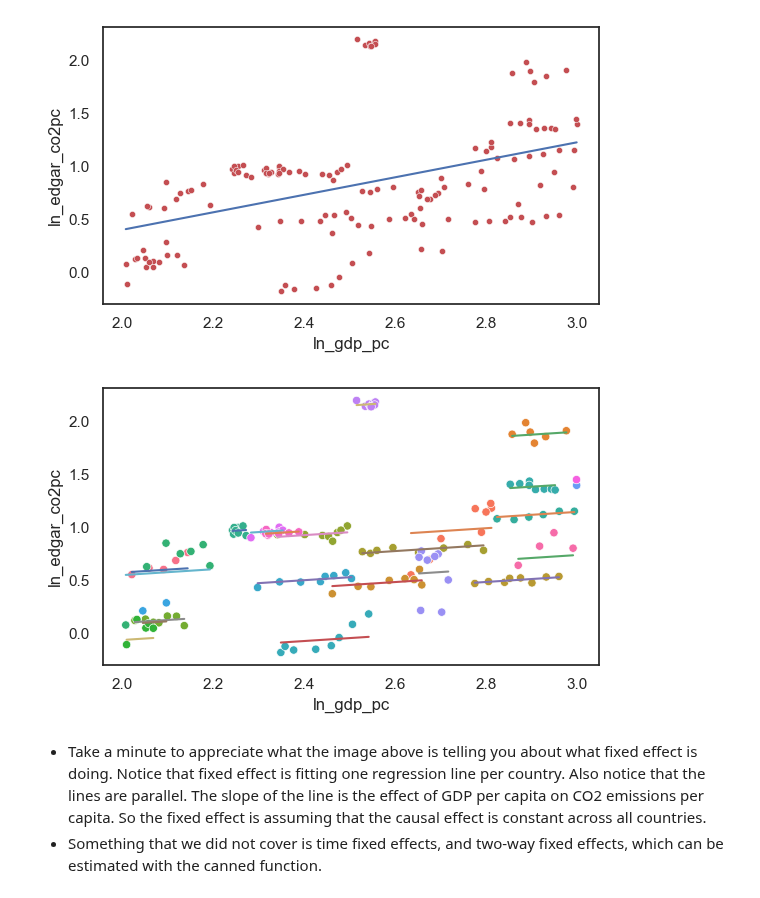
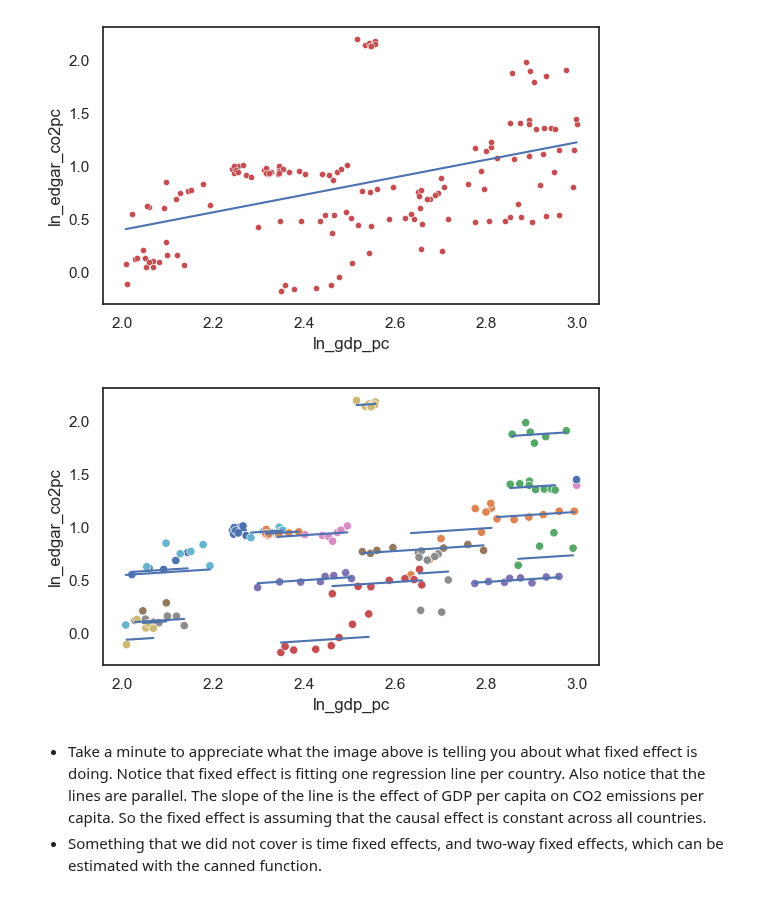
Before and after one commit to edoardochiarotti/class_datascience, a Jupyter notebook: 2022/Week_08/08_panel_data.ipynb, the cells around one changed output. Saved outputs shown, nothing was run; the diff lists cells and outputs as text; code cells hidden in the pictures.

```diff
--- a/2022/Week_08/08_panel_data.ipynb
+++ b/2022/Week_08/08_panel_data.ipynb
@@ -681,24 +683,29 @@ sns.lineplot(x='ln_gdp_pc', y='fitted_values', data=df_plot)
 # %%
 # subset
 df_plot = df[(df["ln_gdp_pc"] > 2) & (df["ln_gdp_pc"] < 3)].copy()
+
+# get number of countries
+cou = np.unique(df_plot.loc[:,"ccodealp"].values)
+colors = sns.color_palette(n_colors=len(cou)).as_hex()
 
 # estimate ols and store fitted values
 est_ols = sm.OLS.from_formula("ln_edgar_co2pc ~ ln_gdp_pc", data=df_plot).fit()
 df_plot["fitted_values"] = est_ols.fittedvalues
 
 # estimate fe with dummies and store fitted values
 est_fe = sm.OLS.from_formula("ln_edgar_co2pc ~ ln_gdp_pc + C(ccodealp)", data=df).fit()
 df_plot["fitted_values_fe"] = est_fe.fittedvalues
 
 # plot observations
-sns.scatterplot(x='ln_gdp_pc', y='ln_edgar_co2pc', data=df_plot, hue="ccodealp", legend = False)
+sns.scatterplot(x='ln_gdp_pc', y='ln_edgar_co2pc', data=df_plot, hue="ccodealp", legend = False,
+                palette = colors)
 
 # plot fe fit lines (crossing fitted values)
-for ccodealp in df_plot["ccodealp"].unique():
-    df_temp = df_plot.query(f"ccodealp=='{ccodealp}'")
-    sns.lineplot(x='ln_gdp_pc', y='fitted_values_fe', data=df_temp)
+for i in range(len(cou)):
+    df_temp = df_plot.query(f"ccodealp=='{cou[i]}'")
+    sns.lineplot(x='ln_gdp_pc', y='fitted_values_fe', data=df_temp, hue="ccodealp", legend = False)
 # %% [output]
-[figure, old version]
+[figure, new version]
 # %% [markdown]
 - Take a minute to appreciate what the image above is telling you about what fixed effect is doing. Notice that fixed effect is fitting one regression line per country. Also notice that the lines are parallel. The slope of the line is the effect of GDP per capita on CO2 emissions per capita. So the fixed effect is assuming that the causal effect is constant across all countries.
 - Something that we did not cover is time fixed effects, and two-way fixed effects, which can be estimated with the canned function.
```
Also changed, not shown: parts of 2 cells of this notebook, 6 other files.
